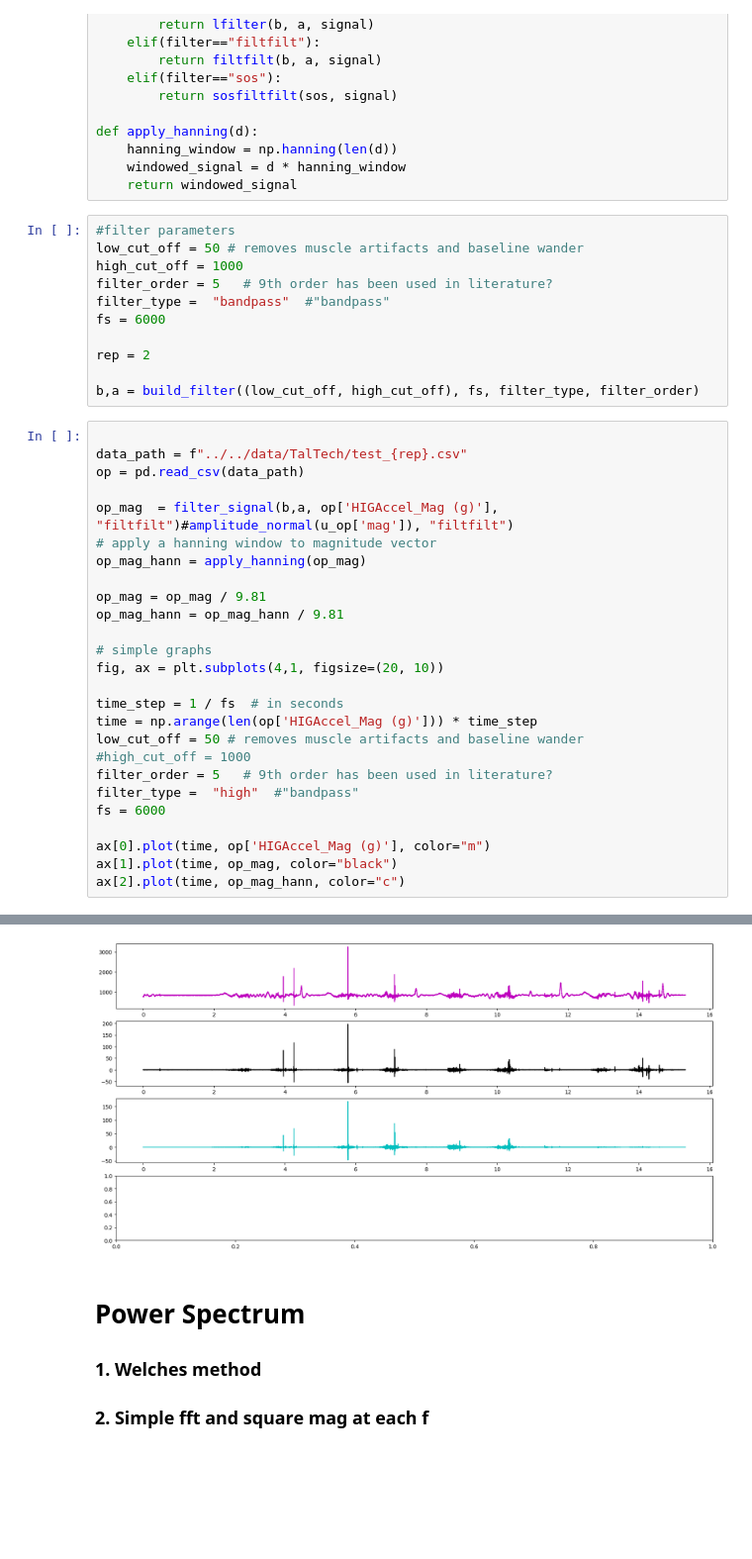
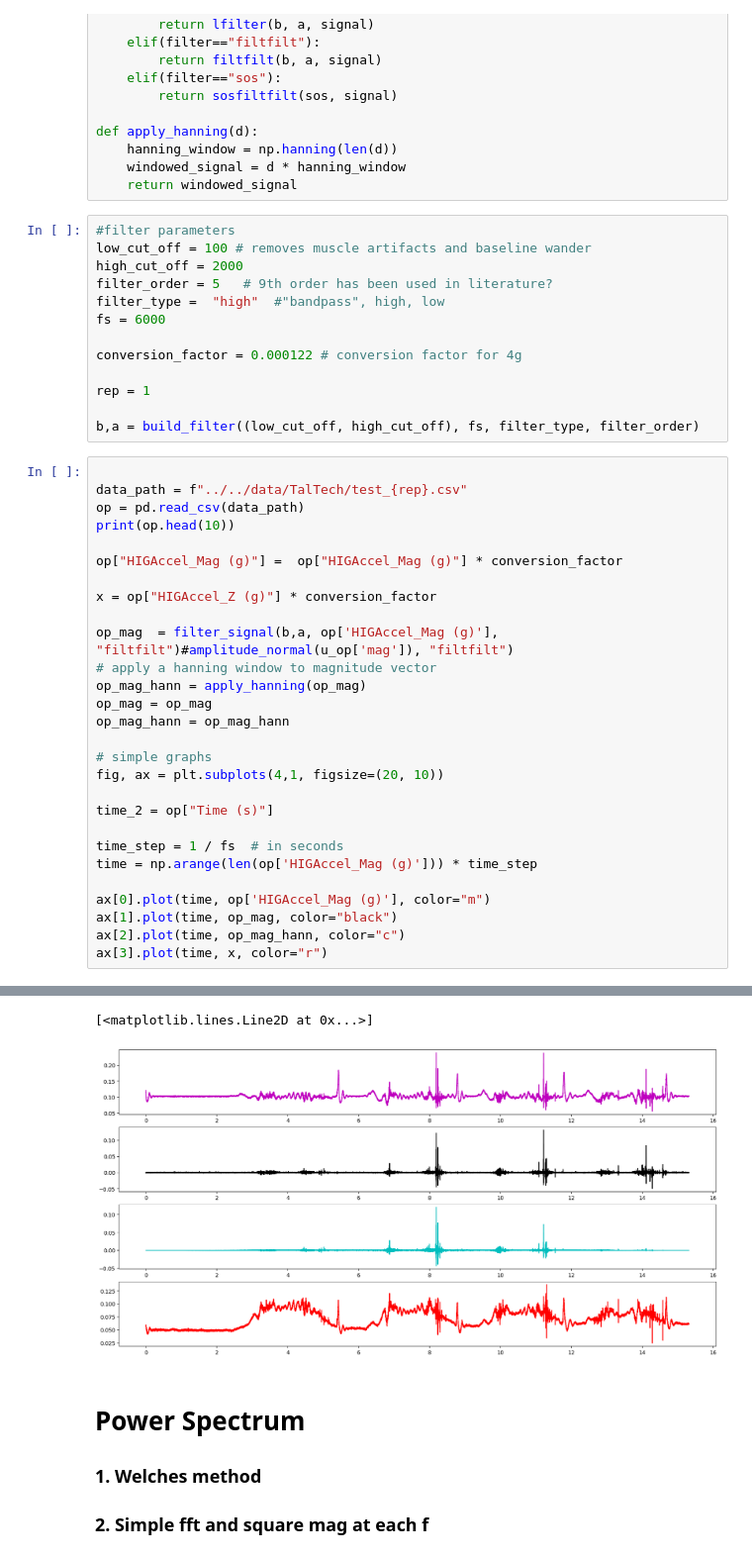
Before and after one commit to mcrooks83/osteosense_vag, a Jupyter notebook: notebooks/TalTech/1.0.TalTech_explore.ipynb, the cells around one changed output, grey strips where cells are left out. Shown at 99% size. Saved outputs shown, nothing was run; the diff lists cells and outputs as text; blank space fills up the shorter version.

```diff
--- a/notebooks/TalTech/1.0.TalTech_explore.ipynb
+++ b/notebooks/TalTech/1.0.TalTech_explore.ipynb
@@ -51,39 +51,43 @@ def apply_hanning(d):
     return windowed_signal
 # %%
 #filter parameters
-low_cut_off = 50 # removes muscle artifacts and baseline wander
-high_cut_off = 1000
+low_cut_off = 100 # removes muscle artifacts and baseline wander
+high_cut_off = 2000
 filter_order = 5   # 9th order has been used in literature?
-filter_type =  "bandpass"  #"bandpass"
+filter_type =  "high"  #"bandpass", high, low
 fs = 6000
 
-rep = 2
+conversion_factor = 0.000122 # conversion factor for 4g
+
+rep = 1
 
 b,a = build_filter((low_cut_off, high_cut_off), fs, filter_type, filter_order)
 # %%
 
 data_path = f"../../data/TalTech/test_{rep}.csv"
 op = pd.read_csv(data_path)
+print(op.head(10))
+
+op["HIGAccel_Mag (g)"] =  op["HIGAccel_Mag (g)"] * conversion_factor
+
+x = op["HIGAccel_Z (g)"] * conversion_factor
 
 op_mag  = filter_signal(b,a, op['HIGAccel_Mag (g)'], "filtfilt")#amplitude_normal(u_op['mag']), "filtfilt")
 # apply a hanning window to magnitude vector
 op_mag_hann = apply_hanning(op_mag)
-
-op_mag = op_mag / 9.81
-op_mag_hann = op_mag_hann / 9.81
+op_mag = op_mag
+op_mag_hann = op_mag_hann
 
 # simple graphs
 fig, ax = plt.subplots(4,1, figsize=(20, 10))
 
+time_2 = op["Time (s)"]
+
 time_step = 1 / fs  # in seconds
 time = np.arange(len(op['HIGAccel_Mag (g)'])) * time_step
-low_cut_off = 50 # removes muscle artifacts and baseline wander
-#high_cut_off = 1000
-filter_order = 5   # 9th order has been used in literature?
-filter_type =  "high"  #"bandpass"
-fs = 6000
 
 ax[0].plot(time, op['HIGAccel_Mag (g)'], color="m")
 ax[1].plot(time, op_mag, color="black")
 ax[2].plot(time, op_mag_hann, color="c")
+ax[3].plot(time, x, color="r")
 # %% [output]
@@ -91,4 +105,5 @@ ax[2].plot(time, op_mag_hann, color="c")
+[<matplotlib.lines.Line2D at 0x...>]
-[figure, old version]
+[figure, new version]
 # %% [markdown]
 # Power Spectrum
 ### 1. Welches method
```
Also changed, not shown: parts of 10 cells of this notebook, 23 other files.
